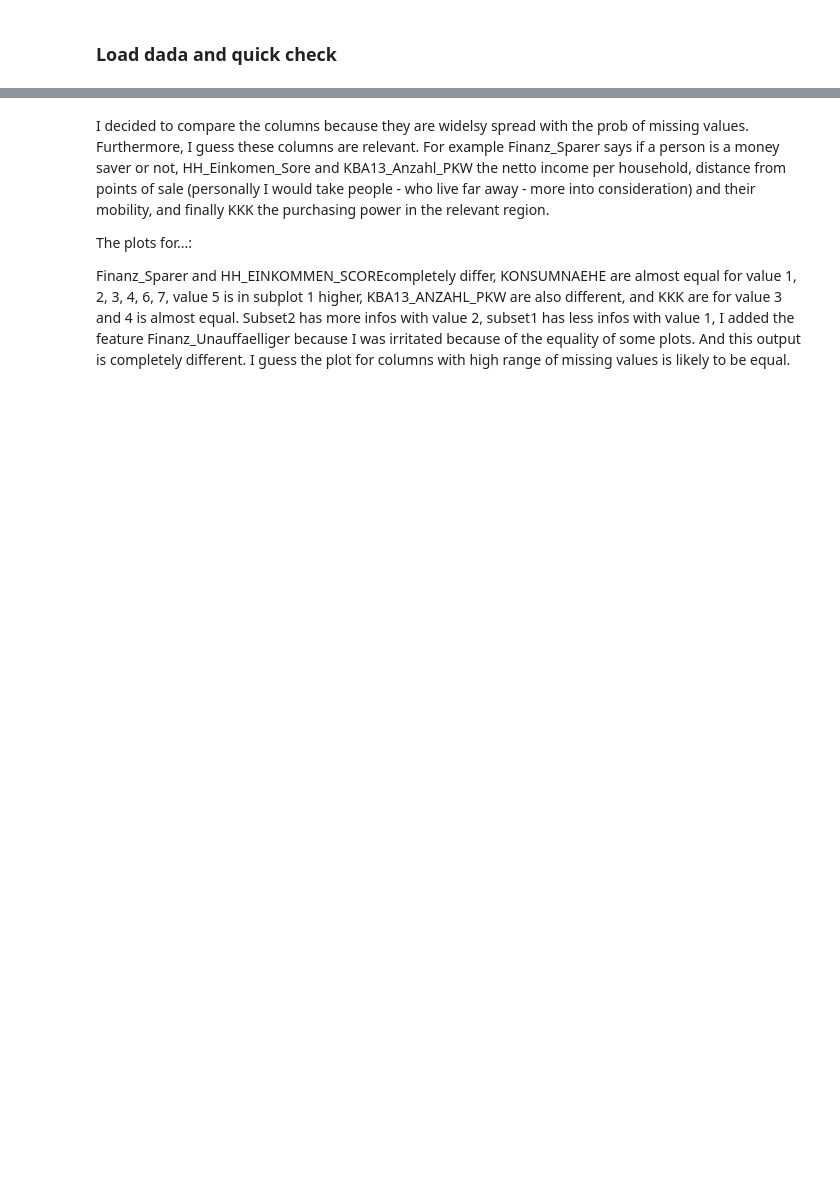
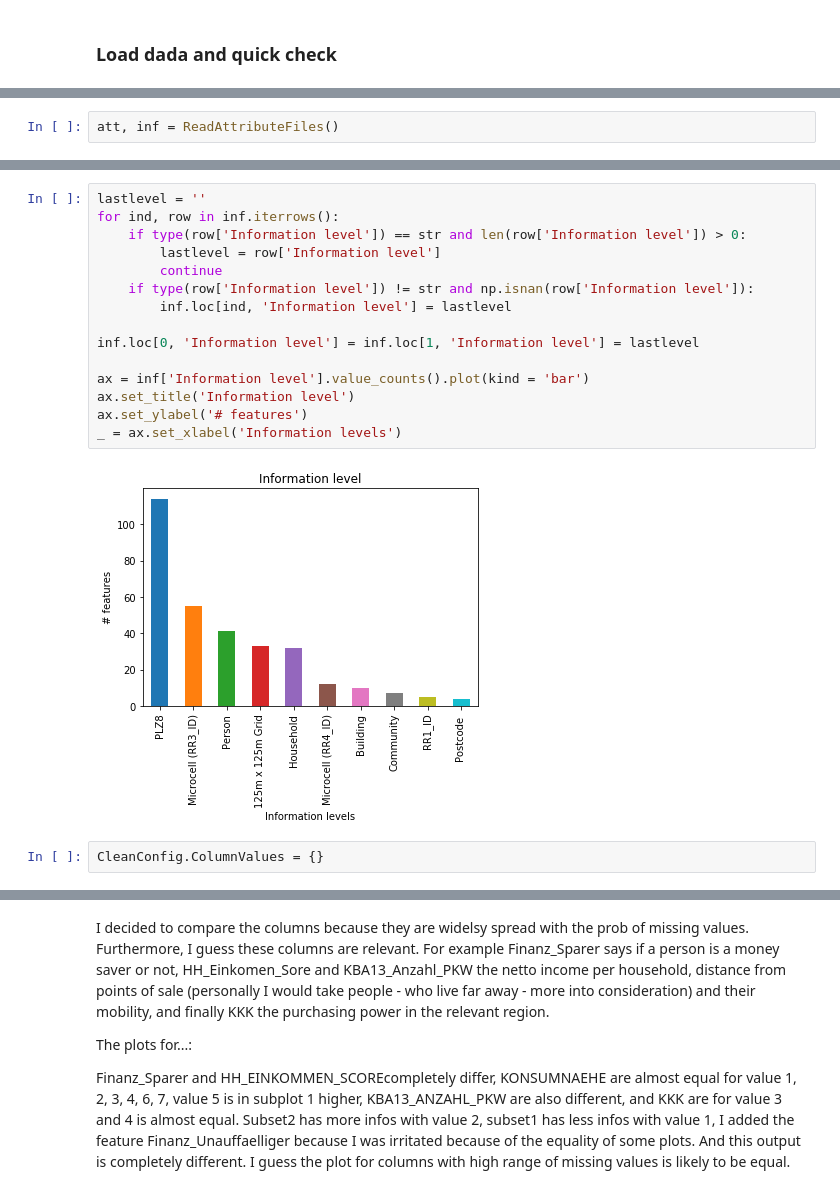
Before and after one commit to bwenner/CustomerSegmentation_Bertelsmann_Avarto, a Jupyter notebook: Arvato Project Workbook.ipynb, the cells around one changed output, grey strips where cells are left out. Saved outputs shown, nothing was run; the diff lists cells and outputs as text; blank space fills up the shorter version.

```diff
--- a/Arvato Project Workbook.ipynb
+++ b/Arvato Project Workbook.ipynb
@@ -121,0 +176,2 @@ dtype: float64
+# %%
+att, inf = ReadAttributeFiles()
@@ -121,0 +196,19 @@ dtype: float64
+# %%
+lastlevel = ''
+for ind, row in inf.iterrows():
+    if type(row['Information level']) == str and len(row['Information level']) > 0:
+        lastlevel = row['Information level']
+        continue
+    if type(row['Information level']) != str and np.isnan(row['Information level']):
+        inf.loc[ind, 'Information level'] = lastlevel
+
+inf.loc[0, 'Information level'] = inf.loc[1, 'Information level'] = lastlevel
+
+ax = inf['Information level'].value_counts().plot(kind = 'bar')
+ax.set_title('Information level')
+ax.set_ylabel('# features')
+_ = ax.set_xlabel('Information levels')
+# %% [output]
+[figure, added]
+# %%
+CleanConfig.ColumnValues = {}
```
Also changed, not shown: parts of 271 cells of this notebook, 1 other file.
